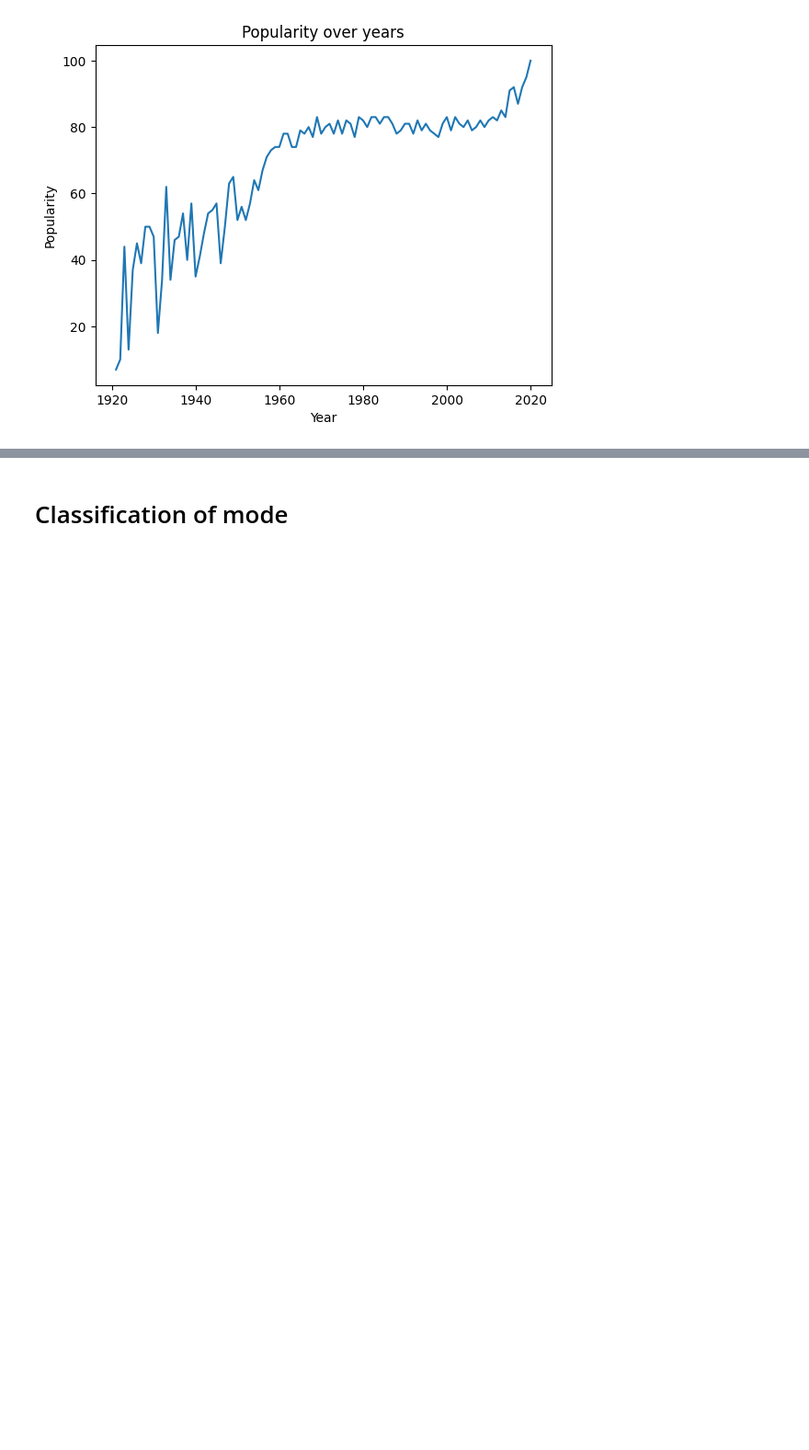
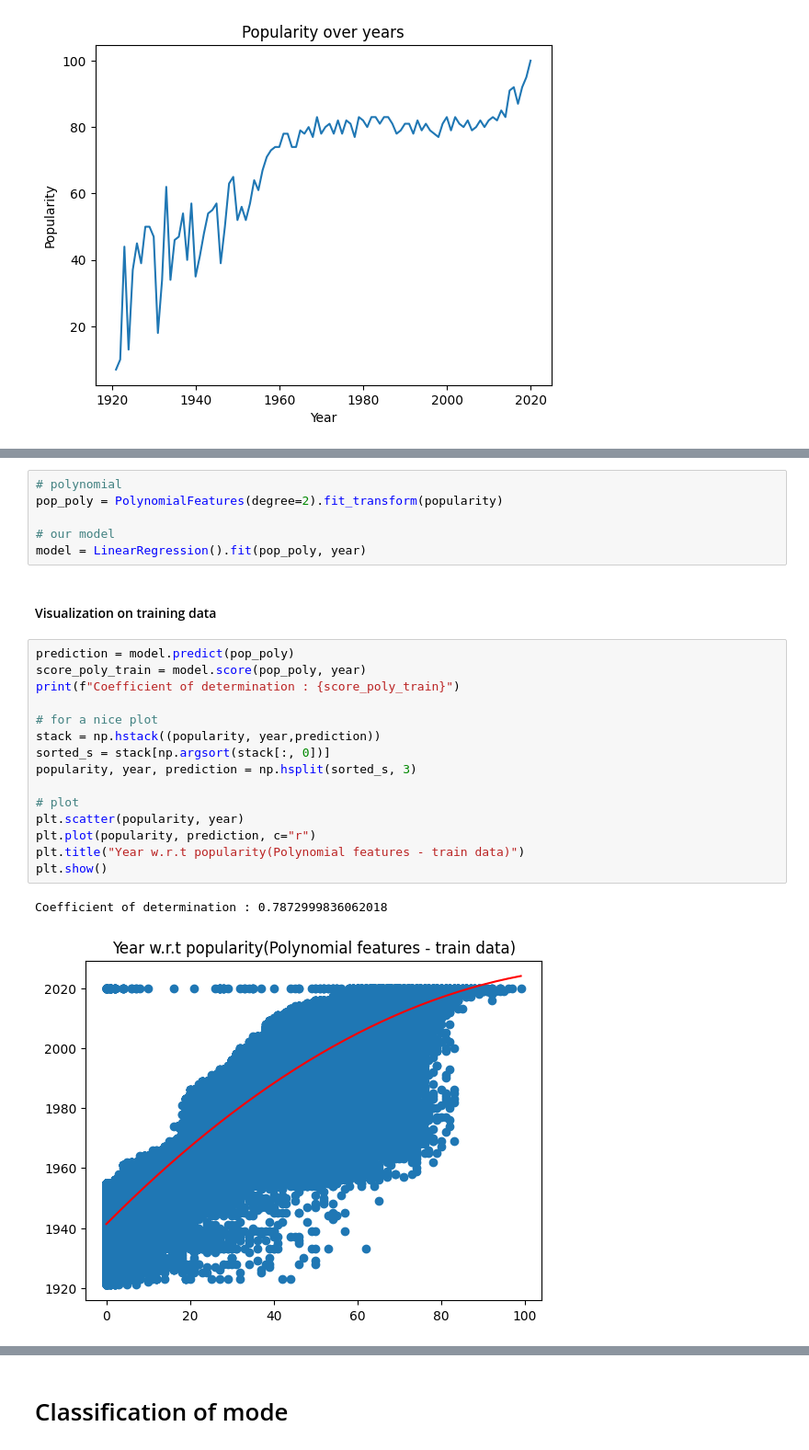
Before and after one commit to Manuela-AYO/DAProject2022, a Jupyter notebook: spotifyAnalysis.ipynb, the cells around one changed output, grey strips where cells are left out. Shown at 92% size. Drawn from its saved outputs; the diff is of its cells as text; blank space fills up the shorter version.

```diff
--- a/spotifyAnalysis.ipynb
+++ b/spotifyAnalysis.ipynb
@@ -1387,0 +1304,26 @@ NameError: name 'np' is not defined
+# %%
+# polynomial
+pop_poly = PolynomialFeatures(degree=2).fit_transform(popularity)
+
+# our model
+model = LinearRegression().fit(pop_poly, year)
+# %% [markdown]
+#### Visualization on training data
+# %%
+prediction = model.predict(pop_poly)
+score_poly_train = model.score(pop_poly, year)
+print(f"Coefficient of determination : {score_poly_train}")
+
+# for a nice plot
+stack = np.hstack((popularity, year,prediction))
+sorted_s = stack[np.argsort(stack[:, 0])]
+popularity, year, prediction = np.hsplit(sorted_s, 3)
+
+# plot
+plt.scatter(popularity, year)
+plt.plot(popularity, prediction, c="r")
+plt.title("Year w.r.t popularity(Polynomial features - train data)")
+plt.show()
+# %% [output]
+Coefficient of determination : 0.7872999836062018
+[figure, added]
```
Also changed, not shown: parts of 101 cells of this notebook.
